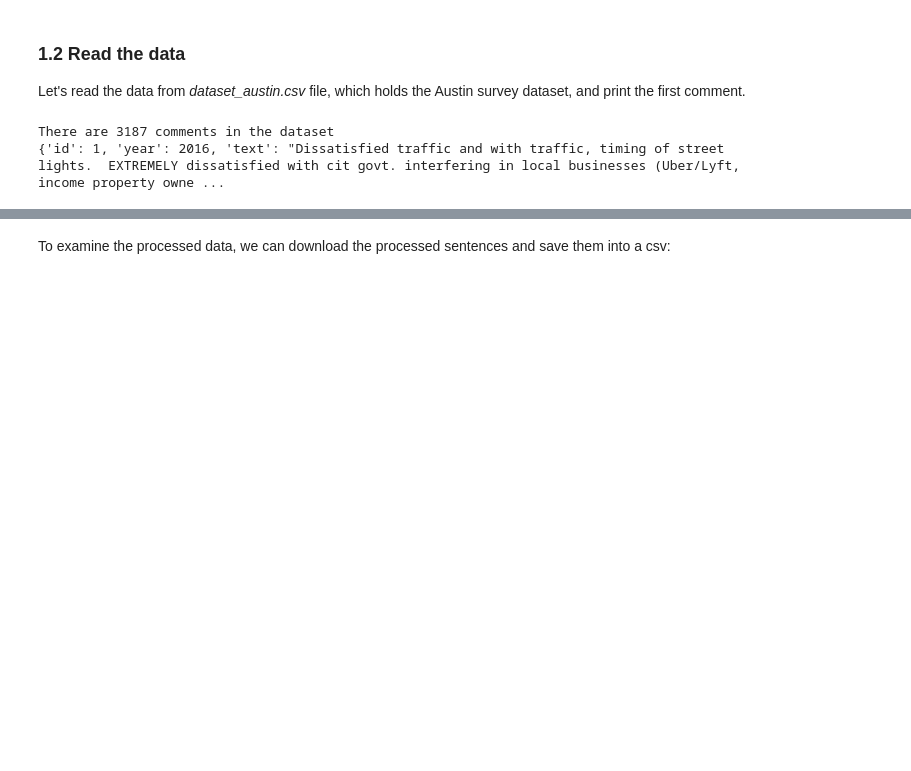
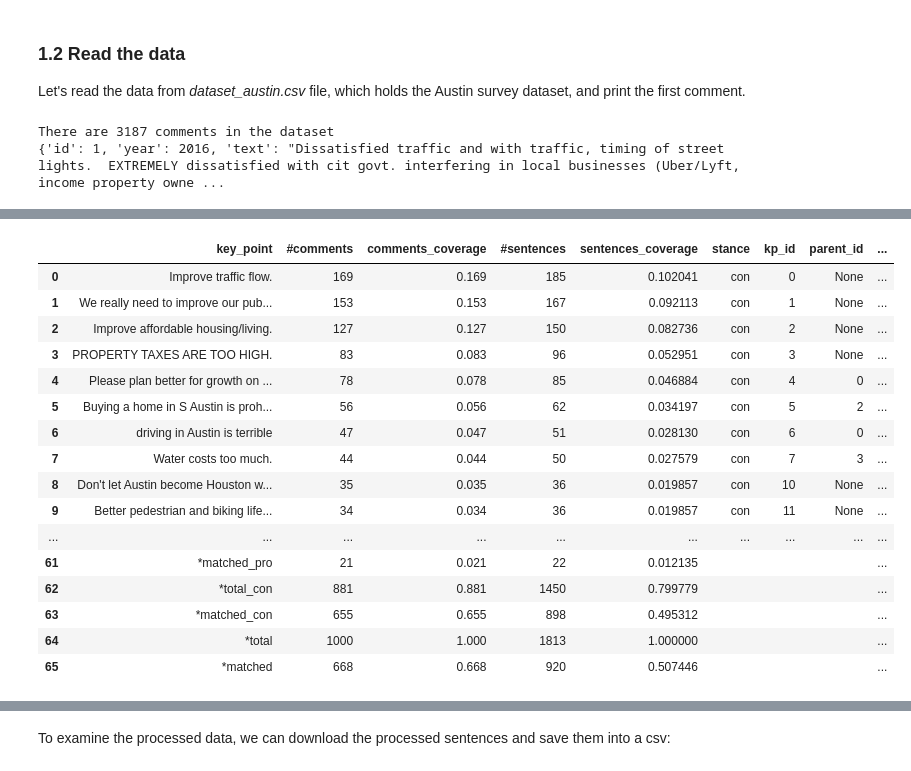
Before and after one commit to IBM/debater-eap-tutorial, a Jupyter notebook: survey_usecase/new_sdk/kpa_quick_start_tutorial-with_results.ipynb, the cells around one changed output, grey strips where cells are left out. Cells and saved outputs as stored; diff of their text form; code cells hidden in the pictures; blank space fills up the shorter version.

```diff
--- a/survey_usecase/new_sdk/kpa_quick_start_tutorial-with_results.ipynb
+++ b/survey_usecase/new_sdk/kpa_quick_start_tutorial-with_results.ipynb
@@ -114,0 +118,4 @@ For more information on these reports see sections 4.2-4.4.
+# %%
+json_file = "kps_results/merged_austin_results.json"
+kps_result_2016.save(json_file)
+kps_result_2016 = KpsResult.load(json_file)
@@ -114,0 +130,20 @@ For more information on these reports see sections 4.2-4.4.
+# %%
+kps_result_2016.summary_df
+# %% [output]
+|  | key_point | #comments | comments_coverage | #sentences | sentences_coverage | stance | kp_id | parent_id | ... |
+| 0 | Improve traffic flow. | 169 | 0.169 | 185 | 0.102041 | con | 0 | None | ... |
+| 1 | We really need to improve our pub... | 153 | 0.153 | 167 | 0.092113 | con | 1 | None | ... |
+| 2 | Improve affordable housing/living. | 127 | 0.127 | 150 | 0.082736 | con | 2 | None | ... |
+| 3 | PROPERTY TAXES ARE TOO HIGH. | 83 | 0.083 | 96 | 0.052951 | con | 3 | None | ... |
+| 4 | Please plan better for growth on ... | 78 | 0.078 | 85 | 0.046884 | con | 4 | 0 | ... |
+| 5 | Buying a home in S Austin is proh... | 56 | 0.056 | 62 | 0.034197 | con | 5 | 2 | ... |
+| 6 | driving in Austin is terrible | 47 | 0.047 | 51 | 0.028130 | con | 6 | 0 | ... |
+| 7 | Water costs too much. | 44 | 0.044 | 50 | 0.027579 | con | 7 | 3 | ... |
+| 8 | Don't let Austin become Houston w... | 35 | 0.035 | 36 | 0.019857 | con | 10 | None | ... |
+| 9 | Better pedestrian and biking life... | 34 | 0.034 | 36 | 0.019857 | con | 11 | None | ... |
+| ... | ... | ... | ... | ... | ... | ... | ... | ... | ... |
+| 61 | *matched_pro | 21 | 0.021 | 22 | 0.012135 |  |  |  | ... |
+| 62 | *total_con | 881 | 0.881 | 1450 | 0.799779 |  |  |  | ... |
+| 63 | *matched_con | 655 | 0.655 | 898 | 0.495312 |  |  |  | ... |
+| 64 | *total | 1000 | 1.000 | 1813 | 1.000000 |  |  |  | ... |
+| 65 | *matched | 668 | 0.668 | 920 | 0.507446 |  |  |  | ... |
```
Also changed, not shown: parts of 66 cells of this notebook.
